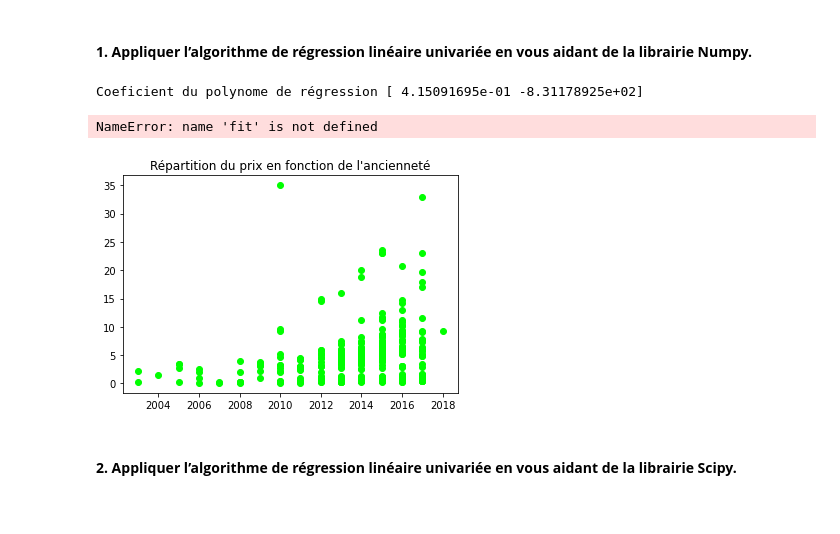
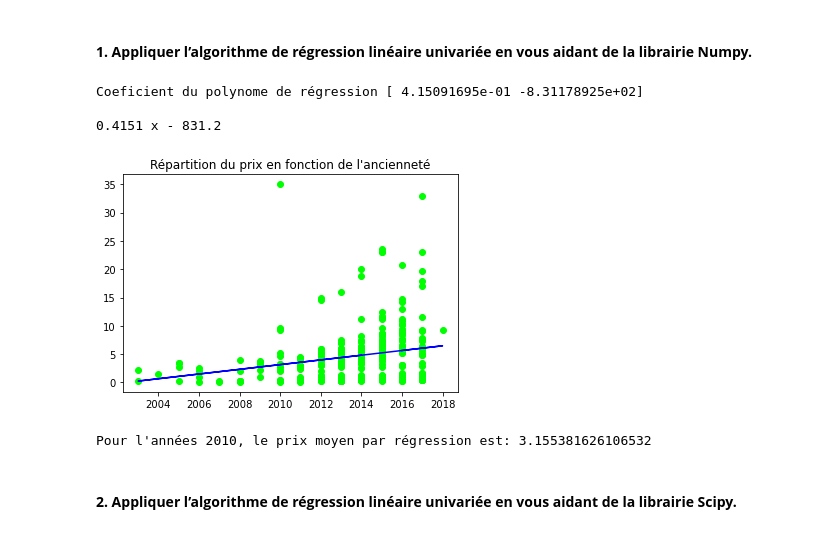
Before and after one commit to jpphi/brief1, a Jupyter notebook: Brief1 - rendu.ipynb, the cells around one changed output. Drawn from its saved outputs; the diff is of its cells as text; code cells hidden in the pictures.

```diff
--- a/Brief1 - rendu.ipynb
+++ b/Brief1 - rendu.ipynb
@@ -286,29 +289,31 @@ Text(0.5, 1.0, 'Corrélation entre les différentes données du tableur\n')
 # %%
 import numpy as np
 
 # Affichage du nuage de points
 plt.plot(dfc['Year'],dfc['Selling_Price'],linestyle = 'none',marker = 'o',c = 'lime')
 plt.title("Répartition du prix en fonction de l'ancienneté")
 
 # Régression Linéaire: La fonction polyfit renvoie les coeficients de la fonction polynome.
 #  Pour une régression linéaire, ce sont les coef a' et 'b' de la droite y=ax+b
 forme = np.polyfit(dfc['Year'], dfc['Selling_Price'], 1)
 print("Coeficient du polynome de régression",forme)
 
 # La fonction poly1d renvoie une fonction polynomiales dont les coefficients sont dans la variable
 #   passée en paramètre. Cette fonction est utilisée pour faire des prédictions si la régression
 #   est pertinante.
-polynome = np.poly1d(fit)
+polynome = np.poly1d(forme)
 print(polynome)
 
 # Affichage du polynome de régression linéaire
 plt.plot(dfc['Year'],polynome(dfc['Year']),c = 'blue')
 
 plt.show()
 
 print("Pour l'années 2010, le prix moyen par régression est:",polynome(2010))
 # %% [output]
 Coeficient du polynome de régression [ 4.15091695e-01 -8.31178925e+02]
+
+0.4151 x - 831.2
+[figure, new version]
-NameError: name 'fit' is not defined
+Pour l'années 2010, le prix moyen par régression est: 3.155381626106532
-[figure, old version]
 # %% [markdown]
```
Also changed, not shown: parts of 4 cells of this notebook.
